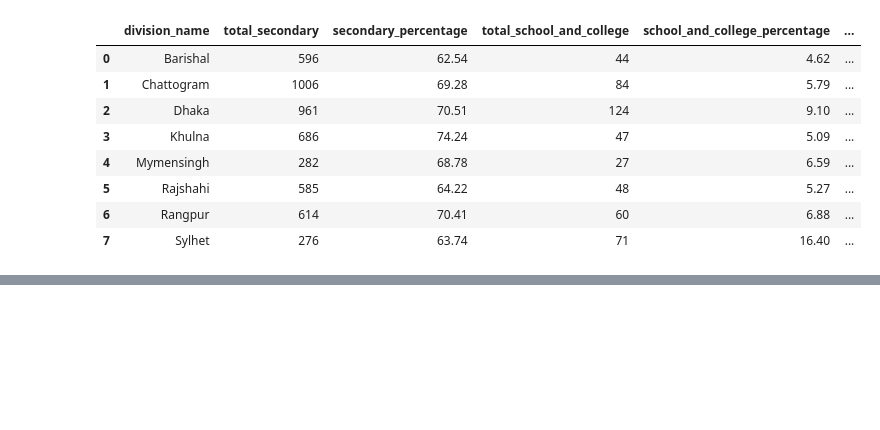
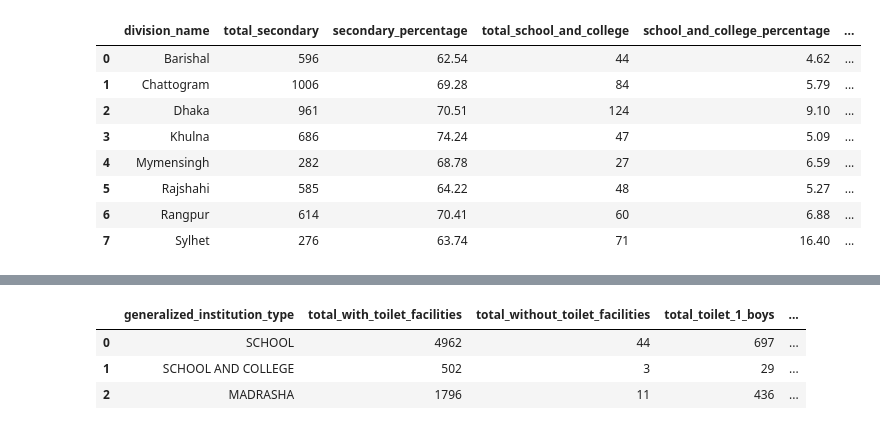
Before and after one commit to monjurmorshed793/sedp-reports, a Jupyter notebook: src/sedp_reports/sedp-report.ipynb, the cells around one changed output, grey strips where cells are left out. Saved outputs shown, nothing was run; the diff lists cells and outputs as text; code cells hidden in the pictures; blank space fills up the shorter version.

Commit message:
toilet facilities table added

```diff
--- a/src/sedp_reports/sedp-report.ipynb
+++ b/src/sedp_reports/sedp-report.ipynb
@@ -495,0 +498,3 @@ df_division_wise_combined.to_excel('output/table3_division_wise_pbgsi_institutio
+# %%
+df_pbgsi_institutions['total_toilet_for_boys'].fillna(0, inplace=True)
+df_pbgsi_institutions['total_toilet_for_girls'].fillna(0, inplace=True)
@@ -495,0 +544,63 @@ df_division_wise_combined.to_excel('output/table3_division_wise_pbgsi_institutio
+# %%
+df_toilet_facilities = (
+    df_pbgsi_institutions
+    .groupby(generalized_institution_type_col_name)
+    .agg(
+        total_with_toilet_facilities=pd.NamedAgg(
+            column=df_pbgsi_institutions.total_toilet_for_boys.name,
+            aggfunc=lambda x: ((x > 0) | (df_pbgsi_institutions.loc[x.index, df_pbgsi_institutions.total_toilet_for_girls.name] > 0)).sum()
+        ),
+        total_without_toilet_facilities=pd.NamedAgg(
+            column=df_pbgsi_institutions.total_toilet_for_boys.name,
+            aggfunc=lambda x: ((x == 0) & (df_pbgsi_institutions.loc[x.index, df_pbgsi_institutions.total_toilet_for_girls.name] == 0)).sum()
+        ),
+        total_toilet_1_boys = pd.NamedAgg(
+            column = df_pbgsi_institutions.total_toilet_for_boys.name,
+            aggfunc=lambda x: (x == 1).sum()
+        ),
+        total_toilet_2_boys = pd.NamedAgg(
+            column = df_pbgsi_institutions.total_toilet_for_boys.name,
+            aggfunc=lambda x: (x == 2).sum()
+        ),
+        total_toilet_2_plus_boys = pd.NamedAgg(
+            column = df_pbgsi_institutions.total_toilet_for_boys.name,
+            aggfunc=lambda x: (x >2).sum()
+        ),
+        total_toilet_0_boys = pd.NamedAgg(
+            column = df_pbgsi_institutions.total_toilet_for_boys.name,
+            aggfunc=lambda x: (x == 0).sum()
+        ),
+        total_toilet_1_girls = pd.NamedAgg(
+            column = df_pbgsi_institutions.total_toilet_for_girls.name,
+            aggfunc=lambda x: (x == 1).sum()
+        ),
+        total_toilet_2_girls = pd.NamedAgg(
+            column = df_pbgsi_institutions.total_toilet_for_girls.name,
+            aggfunc=lambda x: (x == 2).sum()
+        ),
+        total_toilet_2_plus_girls = pd.NamedAgg(
+            column = df_pbgsi_institutions.total_toilet_for_girls.name,
+            aggfunc=lambda x: (x >2).sum()
+        ),
+        total_toilet_0_girls = pd.NamedAgg(
+            column = df_pbgsi_institutions.total_toilet_for_girls.name,
+            aggfunc=lambda x: (x == 0).sum()
+        ),
+        total_toilet_special_needs_greater_equal_1 = pd.NamedAgg(
+            column= df_pbgsi_institutions.total_toilet_for_special_needs.name,
+            aggfunc=lambda x: (x>=1).sum()
+        ),
+        no_toilet_for_special_needs = pd.NamedAgg(
+            column= df_pbgsi_institutions.total_toilet_for_special_needs.name,
+            aggfunc=lambda x: (x==0).sum()
+        ),
+    )
+    .reindex(INSTITUTION_TYPES_ORDER)
+    .reset_index()
+)
+df_toilet_facilities.head()
+# %% [output]
+|  | generalized_institution_type | total_with_toilet_facilities | total_without_toilet_facilities | total_toilet_1_boys | ... |
+| 0 | SCHOOL | 4962 | 44 | 697 | ... |
+| 1 | SCHOOL AND COLLEGE | 502 | 3 | 29 | ... |
+| 2 | MADRASHA | 1796 | 11 | 436 | ... |
```
Also changed, not shown: parts of 8 cells of this notebook.
